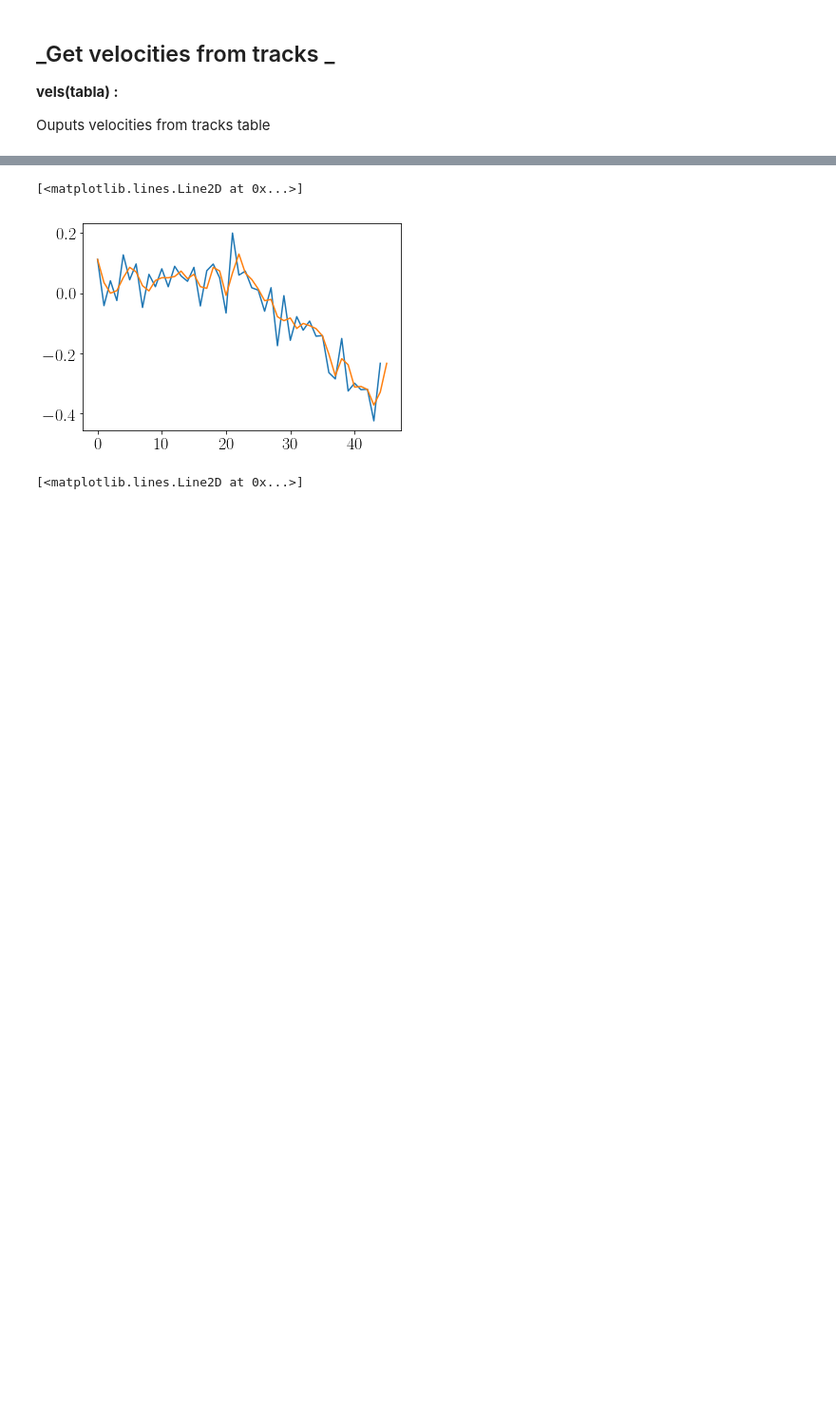
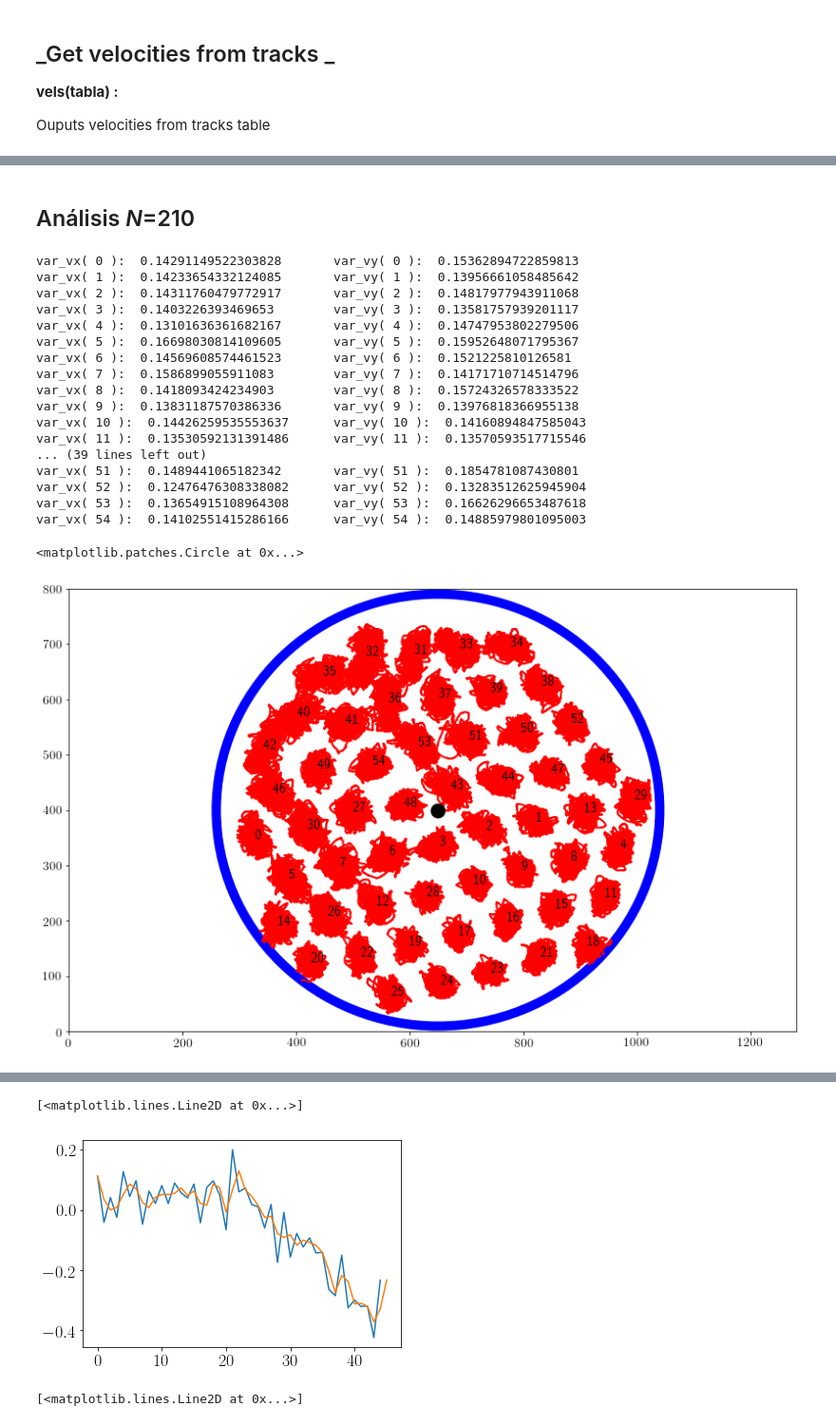
Before and after one commit to fvegar/Tracks, a Jupyter notebook: tracks_processing.ipynb, the cells around one changed output, grey strips where cells are left out. Shown at 95% size. Cells and saved outputs as stored; diff of their text form; code cells hidden in the pictures; blank space fills up the shorter version.

```diff
--- a/tracks_processing.ipynb
+++ b/tracks_processing.ipynb
@@ -263,0 +331,9 @@ def vels_gradient(tabla):
+# %%
+fig, ax = plt.subplots(figsize=(14,14*info['shape'][0][1]/info['shape'][0][0]))
+
+i=50
+plt.xlim(0,1200)
+plt.ylim(0,800)
+plt.plot(tracks[i].x,tracks[i].y, '.',  c='r',  markersize=px_size,linewidth=None)
+plt.text(np.mean(tracks[i].x), np.mean(tracks[i].y), str(i))
+ax.add_artist(plt.Rectangle((250,50),750,600, facecolor='b',alpha=0.08))
@@ -263,0 +511,40 @@ def vels_gradient(tabla):
+# %% [markdown]
+## Análisis _N_=210
+# %%
+#fig=plt.figure(1,figsize=(14,14*info['shape'][0][1]/info['shape'][0][0]))
+fig, ax = plt.subplots(figsize=(14,14*info['shape'][0][1]/info['shape'][0][0]))
+px_size = 72./fig.dpi
+
+circle2 = plt.Circle((info.ROI_center[0][0], info.ROI_center[0][1]), info.ROI_radius[0], alpha=1, lw=10,fill=False, edgecolor='b')
+
+ax.set_xlim(0,info['shape'][0][0])
+ax.set_ylim(0,info['shape'][0][1])
+
+for i in range(Ntracks):
+    plt.plot(tracks[i].x,tracks[i].y, c='r', marker='.', markersize=px_size,linewidth=None)
+    plt.text(np.mean(tracks[i].x), np.mean(tracks[i].y), str(i))
+    print('var_vx(', str(i),'): ', np.var(tracks[i].vx), '\tvar_vy(', str(i),'): ', np.var(tracks[i].vy))
+#plt.plot(tracks[10].x,tracks[10].y, c= 'b', marker='.', markersize=px_size,linewidth=None)
+
+plt.plot(info.ROI_center[0][0],info.ROI_center[0][1], 'o', markersize =15*px_size, c='k')
+ax.add_artist(circle2)
+# %% [output]
+var_vx( 0 ):  0.14291149522303828       var_vy( 0 ):  0.15362894722859813
+var_vx( 1 ):  0.14233654332124085       var_vy( 1 ):  0.13956661058485642
+var_vx( 2 ):  0.14311760479772917       var_vy( 2 ):  0.14817977943911068
+var_vx( 3 ):  0.1403226393469653        var_vy( 3 ):  0.13581757939201117
+var_vx( 4 ):  0.13101636361682167       var_vy( 4 ):  0.14747953802279506
+var_vx( 5 ):  0.16698030814109605       var_vy( 5 ):  0.15952648071795367
+var_vx( 6 ):  0.14569608574461523       var_vy( 6 ):  0.1521225810126581
+var_vx( 7 ):  0.1586899055911083        var_vy( 7 ):  0.14171710714514796
+var_vx( 8 ):  0.1418093424234903        var_vy( 8 ):  0.15724326578333522
+var_vx( 9 ):  0.13831187570386336       var_vy( 9 ):  0.13976818366955138
+var_vx( 10 ):  0.14426259535553637      var_vy( 10 ):  0.14160894847585043
+var_vx( 11 ):  0.13530592131391486      var_vy( 11 ):  0.13570593517715546
+... (39 lines left out)
+var_vx( 51 ):  0.1489441065182342       var_vy( 51 ):  0.1854781087430801
+var_vx( 52 ):  0.12476476308338082      var_vy( 52 ):  0.13283512625945904
+var_vx( 53 ):  0.13654915108964308      var_vy( 53 ):  0.16626296653487618
+var_vx( 54 ):  0.14102551415286166      var_vy( 54 ):  0.14885979801095003
+<matplotlib.patches.Circle at 0x...>
+[figure, added]
```
Also changed, not shown: parts of 59 cells of this notebook.
